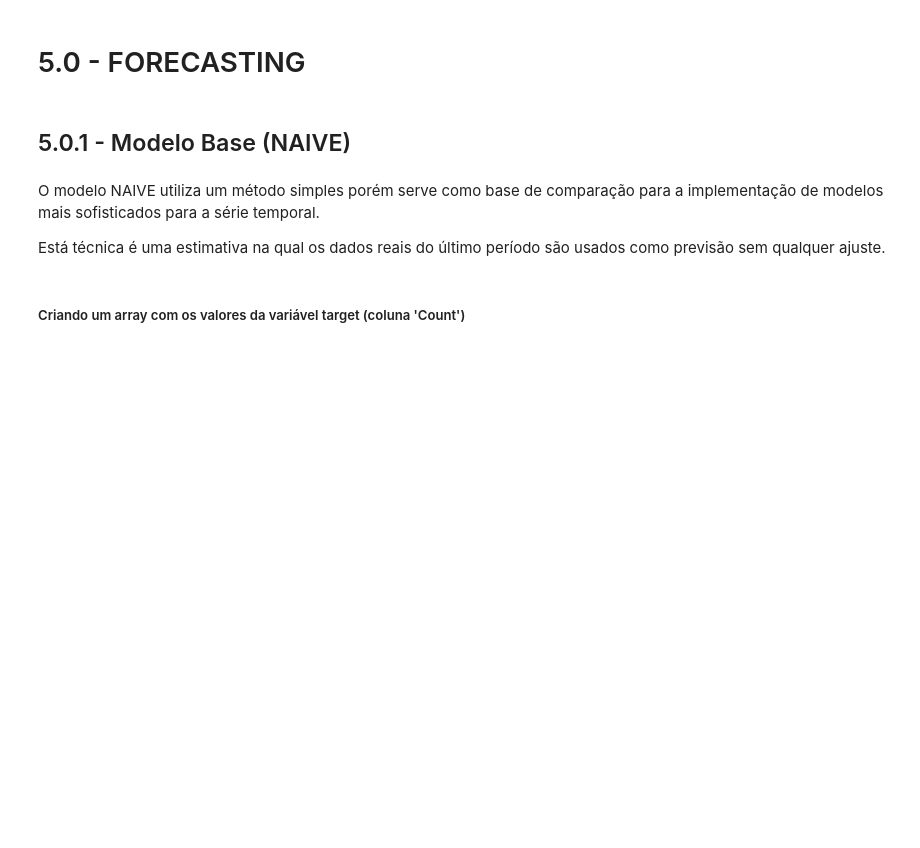
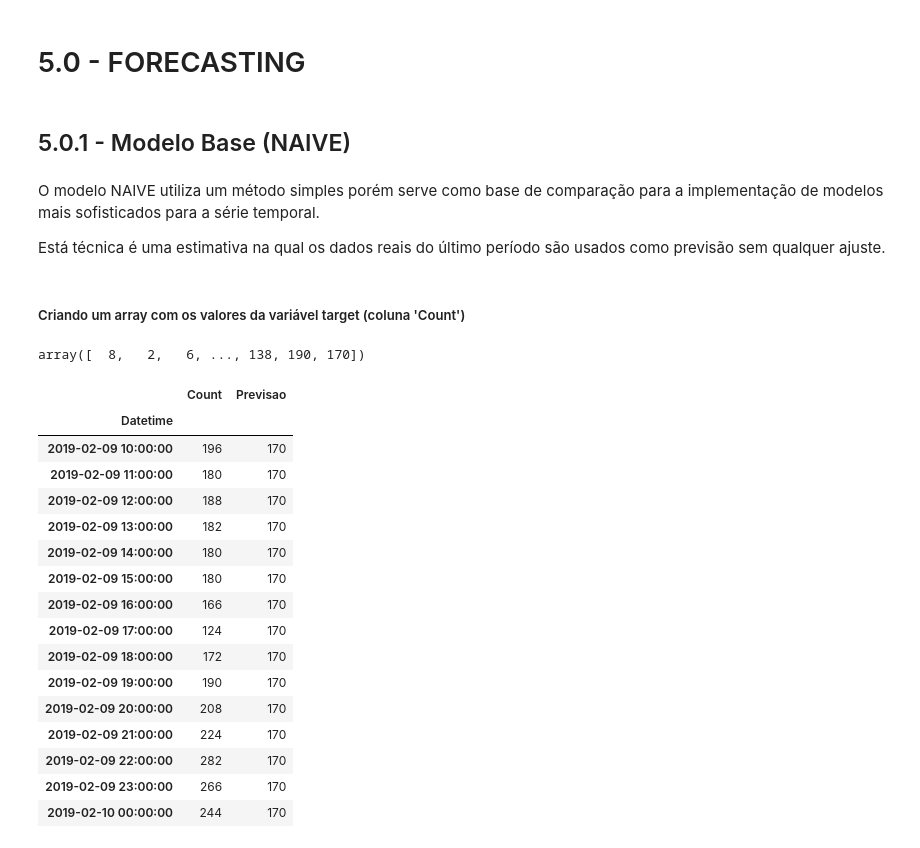
Before and after one commit to RicardoPaganini/HappyMoonVC, a Jupyter notebook: Happy-Moon-VC.ipynb, the cells around one changed output. Drawn from its saved outputs; the diff is of its cells as text; code cells hidden in the pictures; blank space fills up the shorter version.

```diff
--- a/Happy-Moon-VC.ipynb
+++ b/Happy-Moon-VC.ipynb
@@ -257,0 +260,4 @@ Está técnica é uma estimativa na qual os dados reais do último período são
+# %%
+previsao
+# %% [output]
+array([  8,   2,   6, ..., 138, 190, 170])
@@ -257,0 +268,20 @@ Está técnica é uma estimativa na qual os dados reais do último período são
+# %%
+real[['Count','Previsao']].head(15)
+# %% [output]
+|  | Count | Previsao |
+| Datetime |  |  |
+| 2019-02-09 10:00:00 | 196 | 170 |
+| 2019-02-09 11:00:00 | 180 | 170 |
+| 2019-02-09 12:00:00 | 188 | 170 |
+| 2019-02-09 13:00:00 | 182 | 170 |
+| 2019-02-09 14:00:00 | 180 | 170 |
+| 2019-02-09 15:00:00 | 180 | 170 |
+| 2019-02-09 16:00:00 | 166 | 170 |
+| 2019-02-09 17:00:00 | 124 | 170 |
+| 2019-02-09 18:00:00 | 172 | 170 |
+| 2019-02-09 19:00:00 | 190 | 170 |
+| 2019-02-09 20:00:00 | 208 | 170 |
+| 2019-02-09 21:00:00 | 224 | 170 |
+| 2019-02-09 22:00:00 | 282 | 170 |
+| 2019-02-09 23:00:00 | 266 | 170 |
+| 2019-02-10 00:00:00 | 244 | 170 |
```
Also changed, not shown: parts of 7 cells of this notebook.
